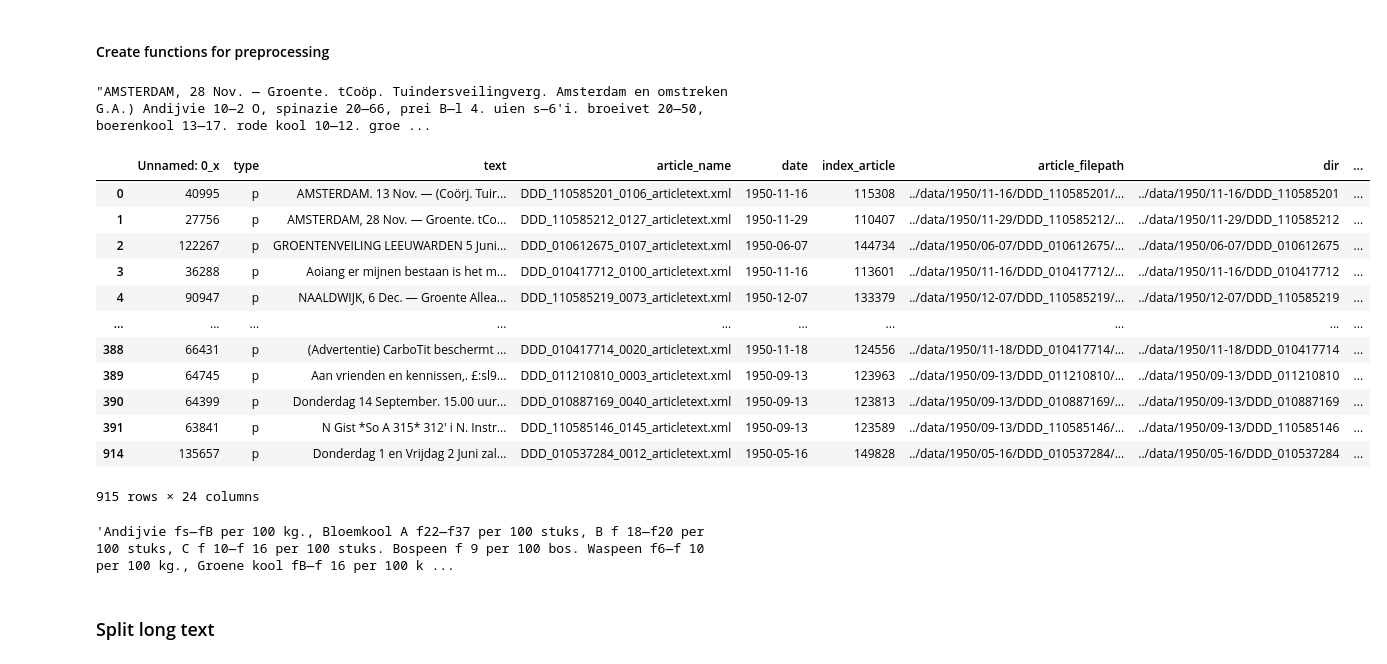
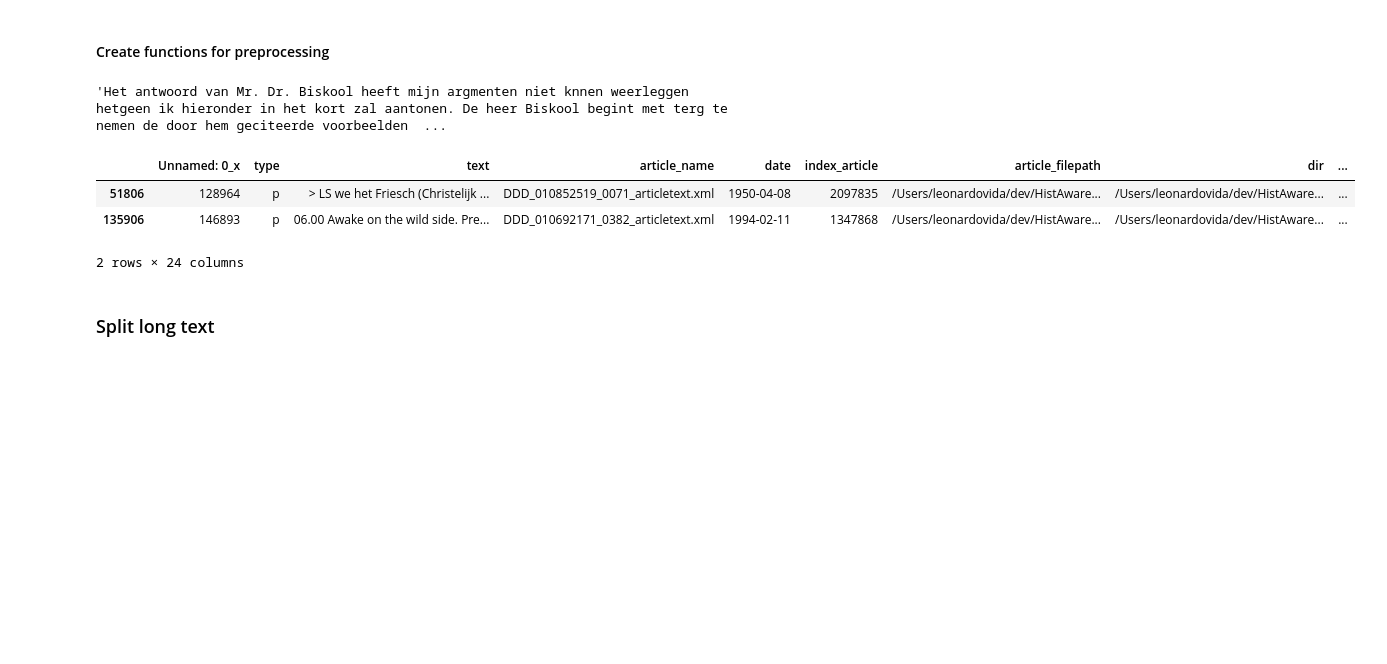
Before and after one commit to UtrechtUniversity/hist-aware, a Jupyter notebook: notebooks/preprocess.ipynb, the cells around one changed output. Cells and saved outputs as stored; diff of their text form; code cells hidden in the pictures; blank space fills up the shorter version.

Commit message:
Update notebooks and data stored

```diff
--- a/notebooks/preprocess.ipynb
+++ b/notebooks/preprocess.ipynb
@@ -99,10 +99,11 @@ def remove_numeric(text):
     return words
 # %%
 df["text_clean"] = df["text_clean"].apply(lambda x: remove_numeric(x))
-# %%
-df["text"][1]
-# %% [output]
-"AMSTERDAM, 28 Nov. — Groente. tCoöp. Tuindersveilingverg. Amsterdam en omstreken G.A.) Andijvie 10—2 O, spinazie 20—66, prei B—l 4. uien s—6'i. broeivet 20—50, boerenkool 13—17. rode kool 10—12. groe ...
+# %%
+#df["text"][1]
+df["text_clean"][1]
+# %% [output]
+'Het antwoord van Mr. Dr. Biskool heeft mijn argmenten niet knnen weerleggen hetgeen ik hieronder in het kort zal aantonen. De heer Biskool begint met terg te nemen de door hem geciteerde voorbeelden  ...
 # %%
 def cleaner(df):
     "Extract relevant text from DataFrame using a regex"
@@ -115,24 +116,12 @@ def cleaner(df):
         return df
 # %%
 cleaner(df)
+df.tail(2)
 # %% [output]
 |  | Unnamed: 0_x | type | text | article_name | date | index_article | article_filepath | dir | ... |
-| 0 | 40995 | p | AMSTERDAM. 13 Nov. — (Coörj. Tuir... | DDD_110585201_0106_articletext.xml | 1950-11-16 | 115308 | ../data/1950/11-16/DDD_110585201/... | ../data/1950/11-16/DDD_110585201 | ... |
-| 1 | 27756 | p | AMSTERDAM, 28 Nov. — Groente. tCo... | DDD_110585212_0127_articletext.xml | 1950-11-29 | 110407 | ../data/1950/11-29/DDD_110585212/... | ../data/1950/11-29/DDD_110585212 | ... |
-| 2 | 122267 | p | GROENTENVEILING LEEUWARDEN 5 Juni... | DDD_010612675_0107_articletext.xml | 1950-06-07 | 144734 | ../data/1950/06-07/DDD_010612675/... | ../data/1950/06-07/DDD_010612675 | ... |
-| 3 | 36288 | p | Aoiang er mijnen bestaan is het m... | DDD_010417712_0100_articletext.xml | 1950-11-16 | 113601 | ../data/1950/11-16/DDD_010417712/... | ../data/1950/11-16/DDD_010417712 | ... |
-| 4 | 90947 | p | NAALDWIJK, 6 Dec. — Groente Allea... | DDD_110585219_0073_articletext.xml | 1950-12-07 | 133379 | ../data/1950/12-07/DDD_110585219/... | ../data/1950/12-07/DDD_110585219 | ... |
-| ... | ... | ... | ... | ... | ... | ... | ... | ... | ... |
-| 388 | 66431 | p | (Advertentie) CarboTit beschermt ... | DDD_010417714_0020_articletext.xml | 1950-11-18 | 124556 | ../data/1950/11-18/DDD_010417714/... | ../data/1950/11-18/DDD_010417714 | ... |
-| 389 | 64745 | p | Aan vrienden en kennissen,. £:sl9... | DDD_011210810_0003_articletext.xml | 1950-09-13 | 123963 | ../data/1950/09-13/DDD_011210810/... | ../data/1950/09-13/DDD_011210810 | ... |
-| 390 | 64399 | p | Donderdag 14 September. 15.00 uur... | DDD_010887169_0040_articletext.xml | 1950-09-13 | 123813 | ../data/1950/09-13/DDD_010887169/... | ../data/1950/09-13/DDD_010887169 | ... |
-| 391 | 63841 | p | N Gist *So A 315* 312' i N. Instr... | DDD_110585146_0145_articletext.xml | 1950-09-13 | 123589 | ../data/1950/09-13/DDD_110585146/... | ../data/1950/09-13/DDD_110585146 | ... |
-| 914 | 135657 | p | Donderdag 1 en Vrijdag 2 Juni zal... | DDD_010537284_0012_articletext.xml | 1950-05-16 | 149828 | ../data/1950/05-16/DDD_010537284/... | ../data/1950/05-16/DDD_010537284 | ... |
+| 51806 | 128964 | p | > LS we het Friesch (Christelijk ... | DDD_010852519_0071_articletext.xml | 1950-04-08 | 2097835 | /Users/leonardovida/dev/HistAware... | /Users/leonardovida/dev/HistAware... | ... |
+| 135906 | 146893 | p | 06.00 Awake on the wild side. Pre... | DDD_010692171_0382_articletext.xml | 1994-02-11 | 1347868 | /Users/leonardovida/dev/HistAware... | /Users/leonardovida/dev/HistAware... | ... |
-915 rows × 24 columns
+2 rows × 24 columns
-# %%
-df["text"][10]
-# %% [output]
-'Andijvie fs—fB per 100 kg., Bloemkool A f22—f37 per 100 stuks, B f 18—f20 per 100 stuks, C f 10—f 16 per 100 stuks. Bospeen f 9 per 100 bos. Waspeen f6—f 10 per 100 kg., Groene kool fB—f 16 per 100 k ...
 # %% [markdown]
 ### Split long text
 # %%
```
Also changed, not shown: parts of 1 cell of this notebook, 15 other files.
